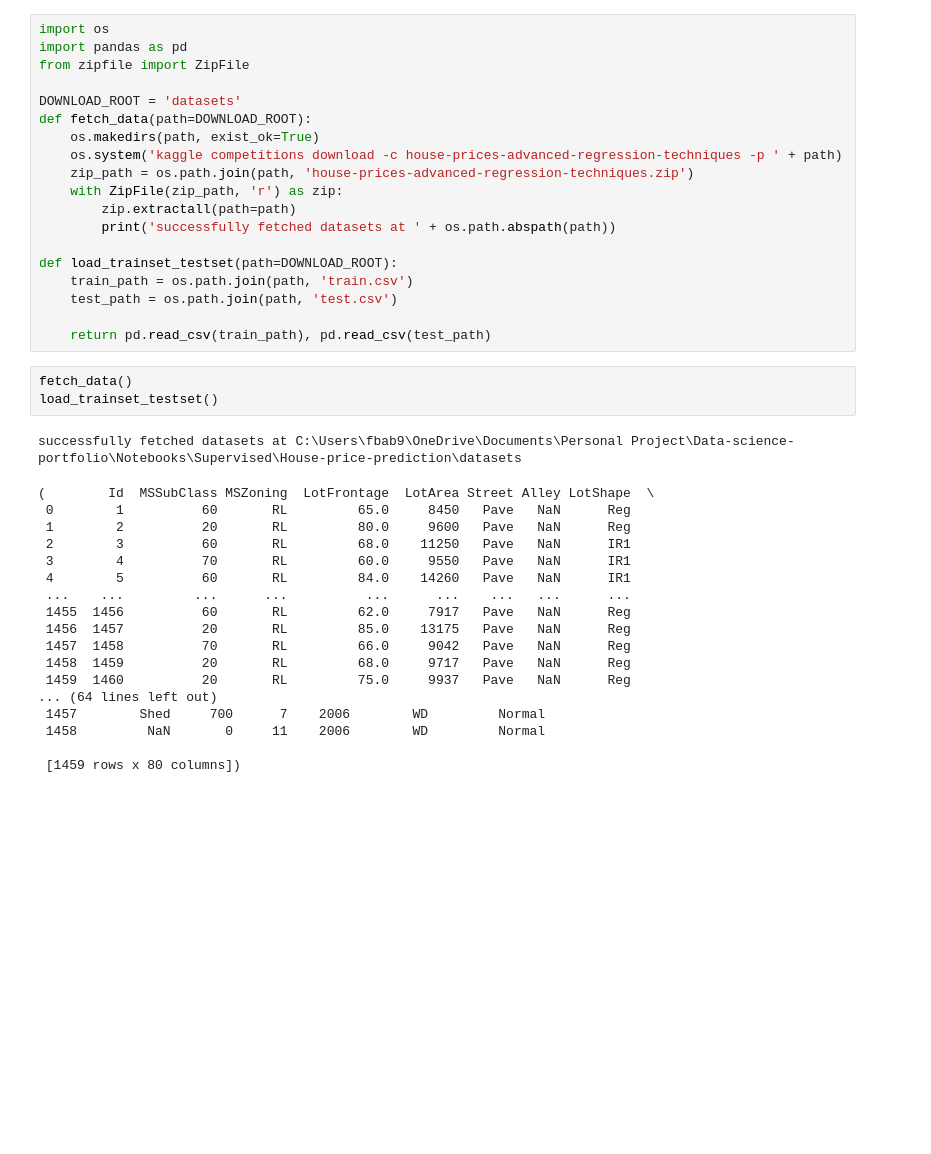
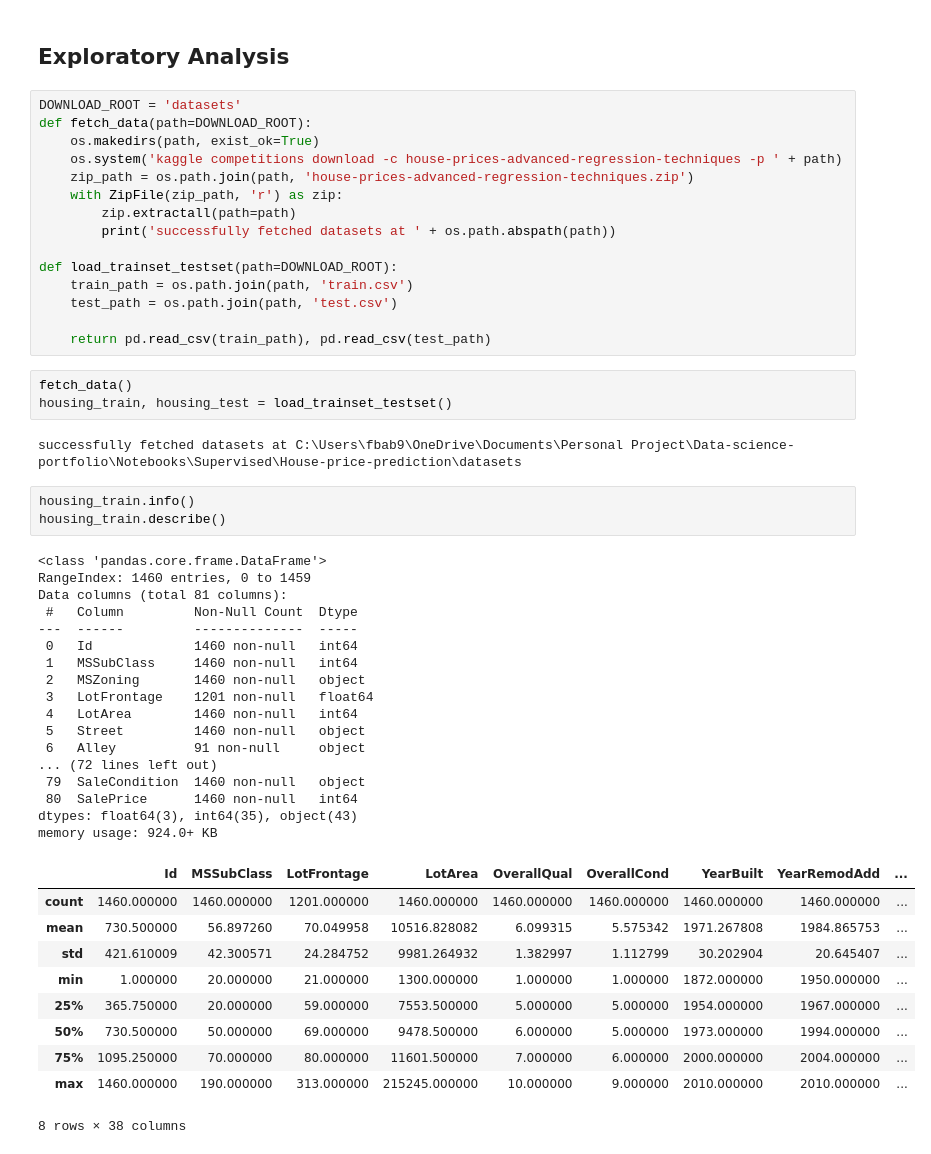
Before and after one commit to FukiBabasaki/Data-science-portfolio, a Jupyter notebook: Notebooks/Supervised/House-price-prediction/House price prediction.ipynb, the cells around one changed output. Cells and saved outputs as stored; diff of their text form; blank space fills up the shorter version.

Commit message:
Add exploratory analysis and data visualisation

```diff
--- a/Notebooks/Supervised/House-price-prediction/House price prediction.ipynb
+++ b/Notebooks/Supervised/House-price-prediction/House price prediction.ipynb
@@ -1,8 +14,6 @@
+# %% [markdown]
+## Exploratory Analysis
 # %%
-import os
-import pandas as pd
-from zipfile import ZipFile
-
 DOWNLOAD_ROOT = 'datasets'
 def fetch_data(path=DOWNLOAD_ROOT):
     os.makedirs(path, exist_ok=True)
@@ -19,23 +30,37 @@ def load_trainset_testset(path=DOWNLOAD_ROOT):
     return pd.read_csv(train_path), pd.read_csv(test_path)
 # %%
 fetch_data()
-load_trainset_testset()
+housing_train, housing_test = load_trainset_testset()
 # %% [output]
 successfully fetched datasets at C:\Users\fbab9\OneDrive\Documents\Personal Project\Data-science-portfolio\Notebooks\Supervised\House-price-prediction\datasets
-(        Id  MSSubClass MSZoning  LotFrontage  LotArea Street Alley LotShape  \
- 0        1          60       RL         65.0     8450   Pave   NaN      Reg
- 1        2          20       RL         80.0     9600   Pave   NaN      Reg
- 2        3          60       RL         68.0    11250   Pave   NaN      IR1
- 3        4          70       RL         60.0     9550   Pave   NaN      IR1
- 4        5          60       RL         84.0    14260   Pave   NaN      IR1
- ...    ...         ...      ...          ...      ...    ...   ...      ...
- 1455  1456          60       RL         62.0     7917   Pave   NaN      Reg
- 1456  1457          20       RL         85.0    13175   Pave   NaN      Reg
- 1457  1458          70       RL         66.0     9042   Pave   NaN      Reg
- 1458  1459          20       RL         68.0     9717   Pave   NaN      Reg
- 1459  1460          20       RL         75.0     9937   Pave   NaN      Reg
-... (64 lines left out)
- 1457        Shed     700      7    2006        WD         Normal
- 1458         NaN       0     11    2006        WD         Normal
-
- [1459 rows x 80 columns])
+# %%
+housing_train.info()
+housing_train.describe()
+# %% [output]
+<class 'pandas.core.frame.DataFrame'>
+RangeIndex: 1460 entries, 0 to 1459
+Data columns (total 81 columns):
+ #   Column         Non-Null Count  Dtype
+---  ------         --------------  -----
+ 0   Id             1460 non-null   int64
+ 1   MSSubClass     1460 non-null   int64
+ 2   MSZoning       1460 non-null   object
+ 3   LotFrontage    1201 non-null   float64
+ 4   LotArea        1460 non-null   int64
+ 5   Street         1460 non-null   object
+ 6   Alley          91 non-null     object
+... (72 lines left out)
+ 79  SaleCondition  1460 non-null   object
+ 80  SalePrice      1460 non-null   int64
+dtypes: float64(3), int64(35), object(43)
+memory usage: 924.0+ KB
+|  | Id | MSSubClass | LotFrontage | LotArea | OverallQual | OverallCond | YearBuilt | YearRemodAdd | ... |
+| count | 1460.000000 | 1460.000000 | 1201.000000 | 1460.000000 | 1460.000000 | 1460.000000 | 1460.000000 | 1460.000000 | ... |
+| mean | 730.500000 | 56.897260 | 70.049958 | 10516.828082 | 6.099315 | 5.575342 | 1971.267808 | 1984.865753 | ... |
+| std | 421.610009 | 42.300571 | 24.284752 | 9981.264932 | 1.382997 | 1.112799 | 30.202904 | 20.645407 | ... |
+| min | 1.000000 | 20.000000 | 21.000000 | 1300.000000 | 1.000000 | 1.000000 | 1872.000000 | 1950.000000 | ... |
+| 25% | 365.750000 | 20.000000 | 59.000000 | 7553.500000 | 5.000000 | 5.000000 | 1954.000000 | 1967.000000 | ... |
+| 50% | 730.500000 | 50.000000 | 69.000000 | 9478.500000 | 6.000000 | 5.000000 | 1973.000000 | 1994.000000 | ... |
+| 75% | 1095.250000 | 70.000000 | 80.000000 | 11601.500000 | 7.000000 | 6.000000 | 2000.000000 | 2004.000000 | ... |
+| max | 1460.000000 | 190.000000 | 313.000000 | 215245.000000 | 10.000000 | 9.000000 | 2010.000000 | 2010.000000 | ... |
+8 rows × 38 columns
```
Also changed, not shown: parts of 11 cells of this notebook.
